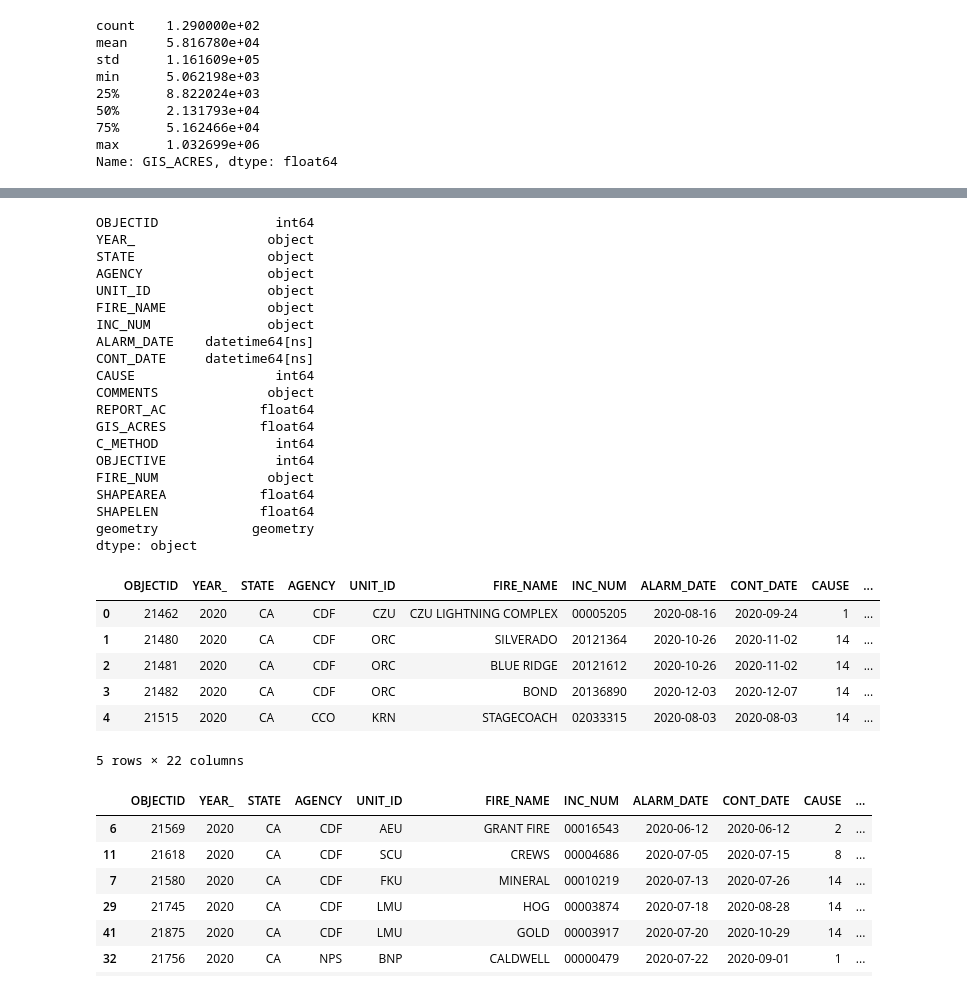
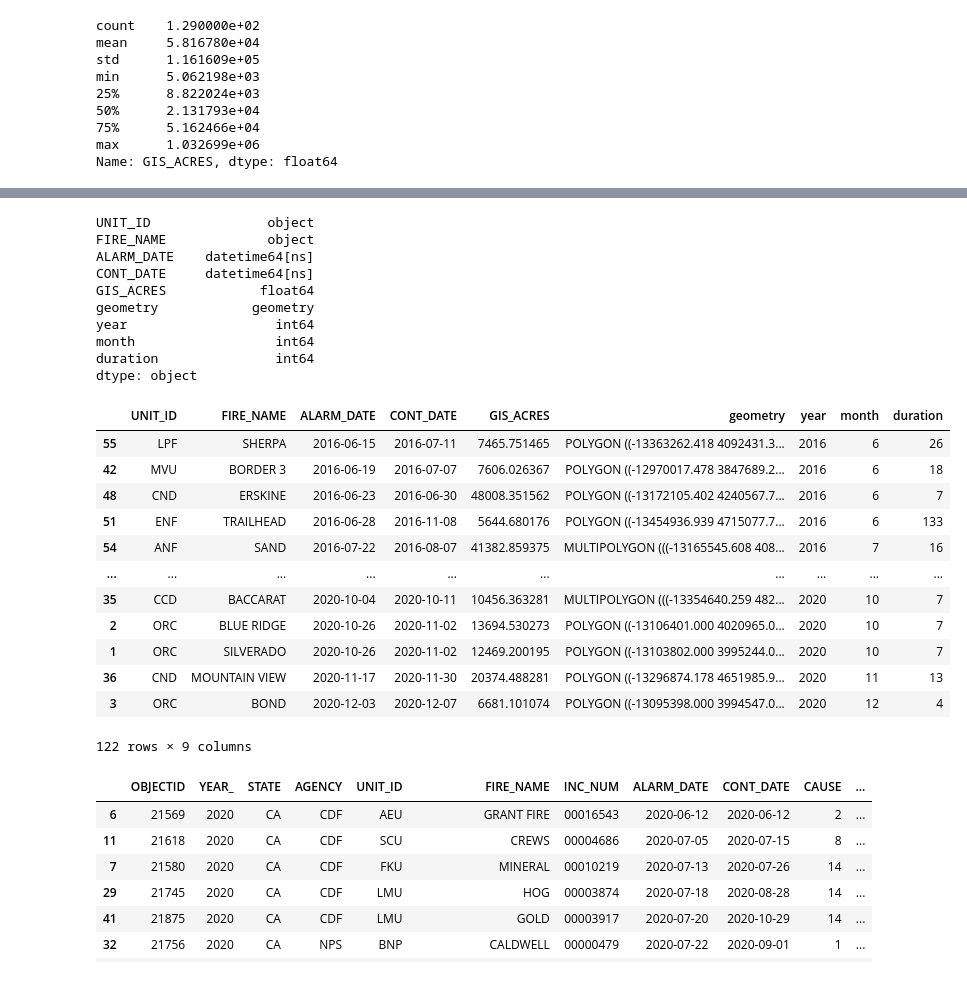
Before and after one commit to shivavsrivastava/AQIIndexDuringAndAfterFire, a Jupyter notebook: AQIIndex.ipynb, the cells around one changed output, grey strips where cells are left out. Saved outputs shown, nothing was run; the diff lists cells and outputs as text; code cells hidden in the pictures.

```diff
--- a/AQIIndex.ipynb
+++ b/AQIIndex.ipynb
@@ -23,3 +25,7 @@ cal_fire_data.head()
 | 2 | 21481 | 2020 | CA | CDF | ORC | BLUE RIDGE | 20121612 | 2020-10-26 | 2020-11-02 | 14 | ... |
 | 3 | 21482 | 2020 | CA | CDF | ORC | BOND | 20136890 | 2020-12-03 | 2020-12-07 | 14 | ... |
 | 4 | 21515 | 2020 | CA | CCO | KRN | STAGECOACH | 02033315 | 2020-08-03 | 2020-08-03 | 14 | ... |
+# %%
+use_cols = ['UNIT_ID', 'FIRE_NAME', 'ALARM_DATE', 'CONT_DATE', 'GIS_ACRES', 'geometry']
+cal_fire_data = cal_fire_data[use_cols]
+cal_fire_data.head()
@@ -58,42 +63,41 @@ dtype: object
 # %%
 # Change the dtype of Alarm date and cont_date
 cal_fire_data['ALARM_DATE'] = pd.to_datetime(cal_fire_data['ALARM_DATE'])
-#cal_fire_data['CONT_DATE'] = cal_fire_data['CONT_DATE'].astype('datetime64[ns]')
 cal_fire_data['CONT_DATE'] = pd.to_datetime(cal_fire_data['CONT_DATE'])
+cal_fire_data['duration'] = cal_fire_data['CONT_DATE'].dt.to_period('D').astype(int) \
+                            - cal_fire_data['ALARM_DATE'].dt.to_period('D').astype(int)
+cal_fire_data = cal_fire_data.dropna()
 cal_fire_data.dtypes
 # %% [output]
-OBJECTID               int64
-YEAR_                 object
-STATE                 object
-AGENCY                object
 UNIT_ID               object
 FIRE_NAME             object
-INC_NUM               object
 ALARM_DATE    datetime64[ns]
 CONT_DATE     datetime64[ns]
-CAUSE                  int64
-COMMENTS              object
-REPORT_AC            float64
 GIS_ACRES            float64
-C_METHOD               int64
-OBJECTIVE              int64
-FIRE_NUM              object
-SHAPEAREA            float64
-SHAPELEN             float64
 geometry            geometry
+year                   int64
+month                  int64
+duration               int64
 dtype: object
 # %%
 # Compute the year column
 cal_fire_data['year'] = cal_fire_data['ALARM_DATE'].dt.year
-cal_fire_data['year'] = cal_fire_data['year'].sort_values()
+cal_fire_data = cal_fire_data.sort_values('ALARM_DATE', ascending=True)
 cal_fire_data['month'] = cal_fire_data['ALARM_DATE'].dt.month
+#cal_fire_data['month'] = cal_fire_data['month'].astype(int)
 # %%
-cal_fire_data.head()
+cal_fire_data
 # %% [output]
-|  | OBJECTID | YEAR_ | STATE | AGENCY | UNIT_ID | FIRE_NAME | INC_NUM | ALARM_DATE | CONT_DATE | CAUSE | ... |
-| 0 | 21462 | 2020 | CA | CDF | CZU | CZU LIGHTNING COMPLEX | 00005205 | 2020-08-16 | 2020-09-24 | 1 | ... |
-| 1 | 21480 | 2020 | CA | CDF | ORC | SILVERADO | 20121364 | 2020-10-26 | 2020-11-02 | 14 | ... |
-| 2 | 21481 | 2020 | CA | CDF | ORC | BLUE RIDGE | 20121612 | 2020-10-26 | 2020-11-02 | 14 | ... |
-| 3 | 21482 | 2020 | CA | CDF | ORC | BOND | 20136890 | 2020-12-03 | 2020-12-07 | 14 | ... |
-| 4 | 21515 | 2020 | CA | CCO | KRN | STAGECOACH | 02033315 | 2020-08-03 | 2020-08-03 | 14 | ... |
+|  | UNIT_ID | FIRE_NAME | ALARM_DATE | CONT_DATE | GIS_ACRES | geometry | year | month | duration |
+| 55 | LPF | SHERPA | 2016-06-15 | 2016-07-11 | 7465.751465 | POLYGON ((-13363262.418 4092431.3... | 2016 | 6 | 26 |
+| 42 | MVU | BORDER 3 | 2016-06-19 | 2016-07-07 | 7606.026367 | POLYGON ((-12970017.478 3847689.2... | 2016 | 6 | 18 |
+| 48 | CND | ERSKINE | 2016-06-23 | 2016-06-30 | 48008.351562 | POLYGON ((-13172105.402 4240567.7... | 2016 | 6 | 7 |
+| 51 | ENF | TRAILHEAD | 2016-06-28 | 2016-11-08 | 5644.680176 | POLYGON ((-13454936.939 4715077.7... | 2016 | 6 | 133 |
+| 54 | ANF | SAND | 2016-07-22 | 2016-08-07 | 41382.859375 | MULTIPOLYGON (((-13165545.608 408... | 2016 | 7 | 16 |
+| ... | ... | ... | ... | ... | ... | ... | ... | ... | ... |
+| 35 | CCD | BACCARAT | 2020-10-04 | 2020-10-11 | 10456.363281 | MULTIPOLYGON (((-13354640.259 482... | 2020 | 10 | 7 |
+| 2 | ORC | BLUE RIDGE | 2020-10-26 | 2020-11-02 | 13694.530273 | POLYGON ((-13106401.000 4020965.0... | 2020 | 10 | 7 |
+| 1 | ORC | SILVERADO | 2020-10-26 | 2020-11-02 | 12469.200195 | POLYGON ((-13103802.000 3995244.0... | 2020 | 10 | 7 |
+| 36 | CND | MOUNTAIN VIEW | 2020-11-17 | 2020-11-30 | 20374.488281 | POLYGON ((-13296874.178 4651985.9... | 2020 | 11 | 13 |
+| 3 | ORC | BOND | 2020-12-03 | 2020-12-07 | 6681.101074 | POLYGON ((-13095398.000 3994547.0... | 2020 | 12 | 4 |
-5 rows × 22 columns
+122 rows × 9 columns
```
Also changed, not shown: parts of 5 cells of this notebook.
